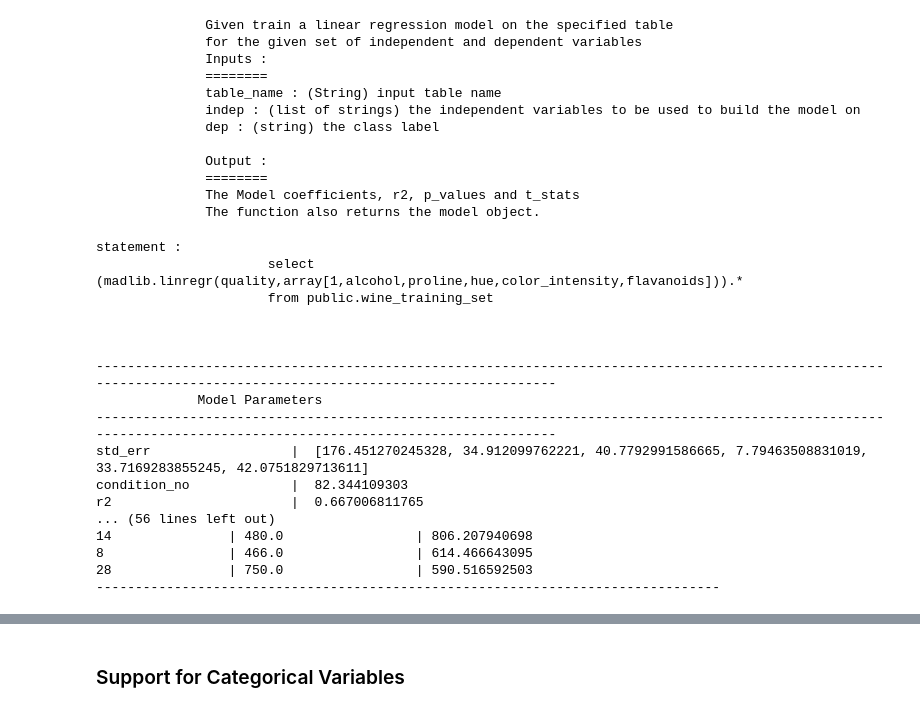
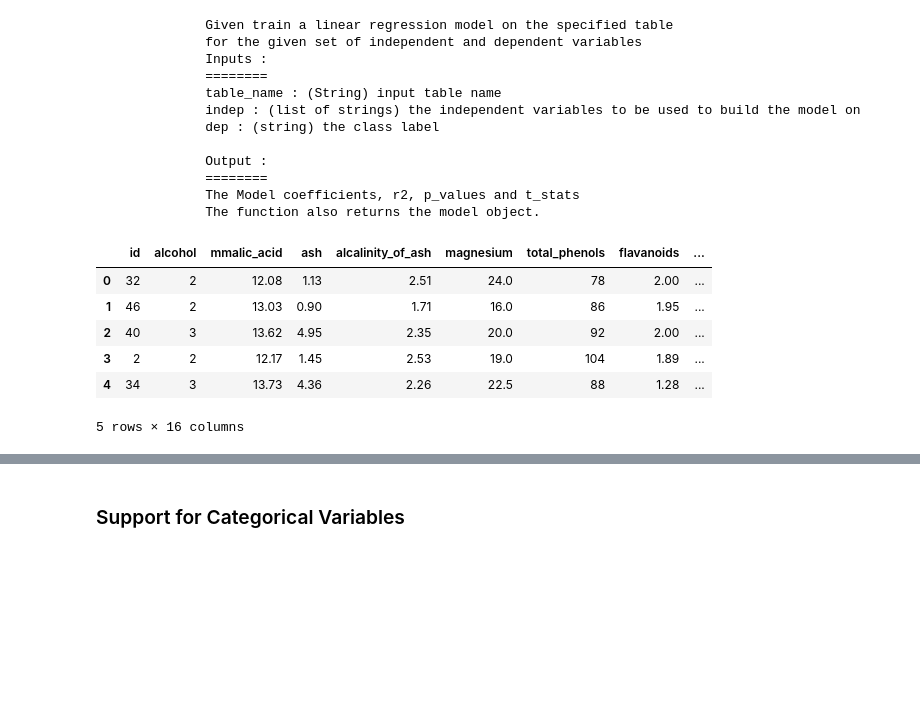
Before and after one commit to vmware-archive/pymadlib, a Jupyter notebook: pymadlib/doc/PyMADlib Tutorial.ipynb, the cells around one changed output, grey strips where cells are left out. Cells and saved outputs as stored; diff of their text form; code cells hidden in the pictures; blank space fills up the shorter version.

```diff
--- a/pymadlib/doc/PyMADlib Tutorial.ipynb
+++ b/pymadlib/doc/PyMADlib Tutorial.ipynb
@@ -45,25 +46,18 @@ print(mdl.train.__doc__)
 # %%
 #Train Model and Score
 lreg = LinearRegression(conn)
-lreg.train('public.wine_training_set',['1','alcohol','proline','hue','color_intensity','flavanoids'],'quality')
-cursor = lreg.predict('public.wine_test_set','quality')
-#Print Prediction Results
-rowset = conn.printTable(cursor,['id','quality','prediction'])
+mdl_dict, mdl_params = lreg.train('public.wine_training_set',['1','alcohol','proline','hue','color_intensity','flavanoids'],'quality')
+#Show model params
+mdl_params
+#Now do prediction
+predictions = lreg.predict('public.wine_test_set','quality')
+#Show prediction results
+predictions.head()
 # %% [output]
+|  | id | alcohol | mmalic_acid | ash | alcalinity_of_ash | magnesium | total_phenols | flavanoids | ... |
+| 0 | 32 | 2 | 12.08 | 1.13 | 2.51 | 24.0 | 78 | 2.00 | ... |
+| 1 | 46 | 2 | 13.03 | 0.90 | 1.71 | 16.0 | 86 | 1.95 | ... |
+| 2 | 40 | 3 | 13.62 | 4.95 | 2.35 | 20.0 | 92 | 2.00 | ... |
+| 3 | 2 | 2 | 12.17 | 1.45 | 2.53 | 19.0 | 104 | 1.89 | ... |
+| 4 | 34 | 3 | 13.73 | 4.36 | 2.26 | 22.5 | 88 | 1.28 | ... |
-statement :
-                      select (madlib.linregr(quality,array[1,alcohol,proline,hue,color_intensity,flavanoids])).*
-                      from public.wine_training_set
-
-
-
-----------------------------------------------------------------------------------------------------------------------------------------------------------------
-             Model Parameters
-----------------------------------------------------------------------------------------------------------------------------------------------------------------
-std_err                  |  [176.451270245328, 34.912099762221, 40.7792991586665, 7.79463508831019, 33.7169283855245, 42.0751829713611]
-condition_no             |  82.344109303
-r2                       |  0.667006811765
-... (56 lines left out)
-14               | 480.0                 | 806.207940698
-8                | 466.0                 | 614.466643095
-28               | 750.0                 | 590.516592503
---------------------------------------------------------------------------------
+5 rows × 16 columns
```
Also changed, not shown: parts of 8 cells of this notebook, 2 other files.
